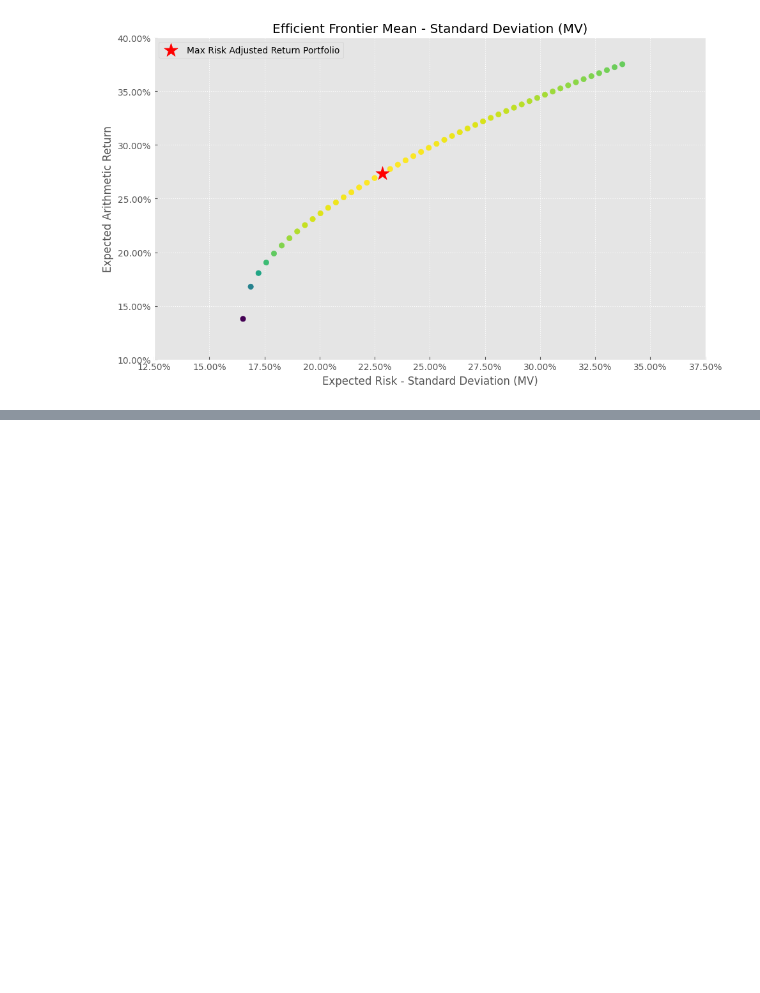
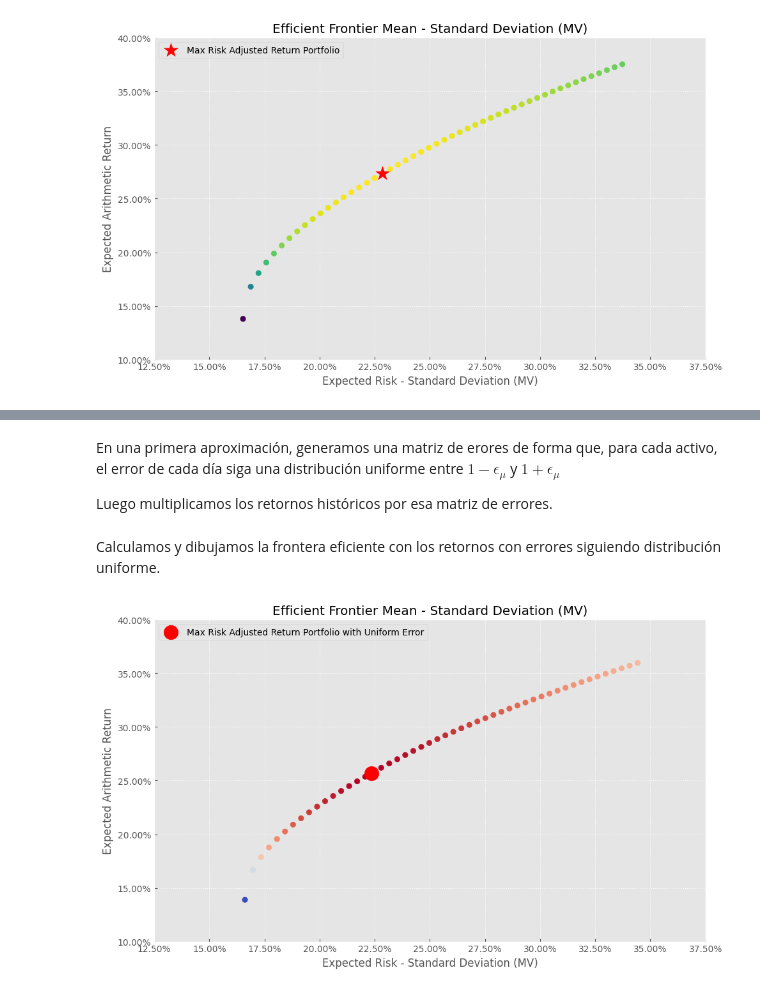
Before and after one commit to alfonso-santos/Portfolio-Optimization, a Jupyter notebook: source/Mean-Variance-errors.ipynb, the cells around one changed output, grey strips where cells are left out. Cells and saved outputs as stored; diff of their text form; code cells hidden in the pictures; blank space fills up the shorter version.

Commit message:
error retornos

```diff
--- a/source/Mean-Variance-errors.ipynb
+++ b/source/Mean-Variance-errors.ipynb
@@ -382,0 +101,39 @@ dtype: float64
+# %%
+ret_mean_año = ret.mean(axis=0)*252
+ret_std_año = ret.std(axis=0)*np.sqrt(252)
+ret_cov = ret.cov()
+T = 20
+errors = ret_std_año/np.sqrt(T)
+# %% [markdown]
+En una primera aproximación, generamos una matriz de erores de forma que, para cada activo, el error de cada día siga una distribución uniforme entre
+$1-\epsilon_{\mu}$  y  $1+ \epsilon_{\mu}$
+
+Luego multiplicamos los retornos históricos por esa matriz de errores.
+# %%
+mat_error = np.random.uniform(1 - ret_std_año, 1 + ret_std_año, size=(ret.shape[0], ret.shape[1]))
+
+ret_error = ret * mat_error
+# %% [markdown]
+Calculamos y dibujamos la frontera eficiente con los retornos con errores siguiendo distribución uniforme.
+# %%
+port_error = rp.Portfolio(returns=ret_error)
+
+port_error.assets_stats(method_mu=method_mu, method_cov=method_cov, d=0.94)
+
+w_error = port_error.optimization(model=model, rm=rm, obj=obj, rf=rf, l=l, hist=hist)
+
+frontier_error = port_error.efficient_frontier(model=model, rm=rm, points=points, rf=rf, hist=hist)
+
+w_error = port_error.optimization(model=model, rm=rm, obj=obj, rf=rf, l=l, hist=hist)
+
+
+label_err = 'Max Risk Adjusted Return Portfolio with Uniform Error' # Title of point
+mu_error = port_error.mu # Expected returns
+cov_error = port_error.cov # Covariance matrix
+returns_error = port_error.returns # Returns of the assets
+
+ax = plot_frontier_modif(w_frontier=frontier_error, mu=mu_error, cov=cov_error, returns=ret_error, rm=rm,
+                      rf=rf, alpha=0.05, cmap='coolwarm', w=w_error, label=label_err,
+                      marker='o', s=16, c='r', height=6, width=10, ax=None)
+# %% [output]
+[figure, added]
```
Also changed, not shown: parts of 58 cells of this notebook.
